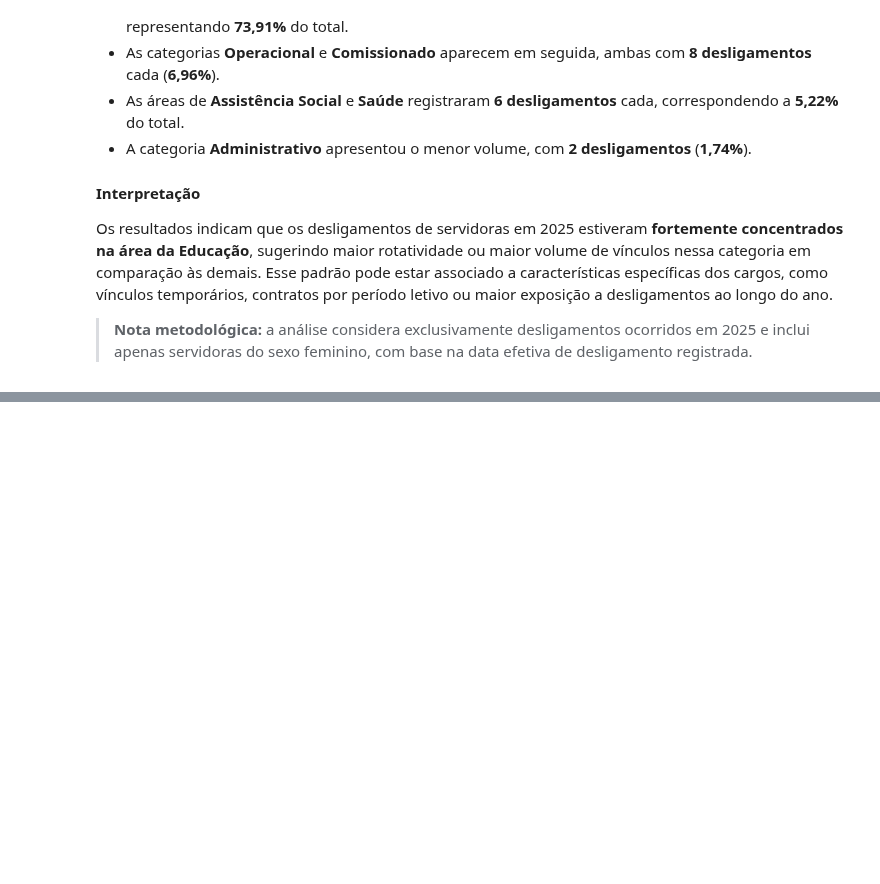
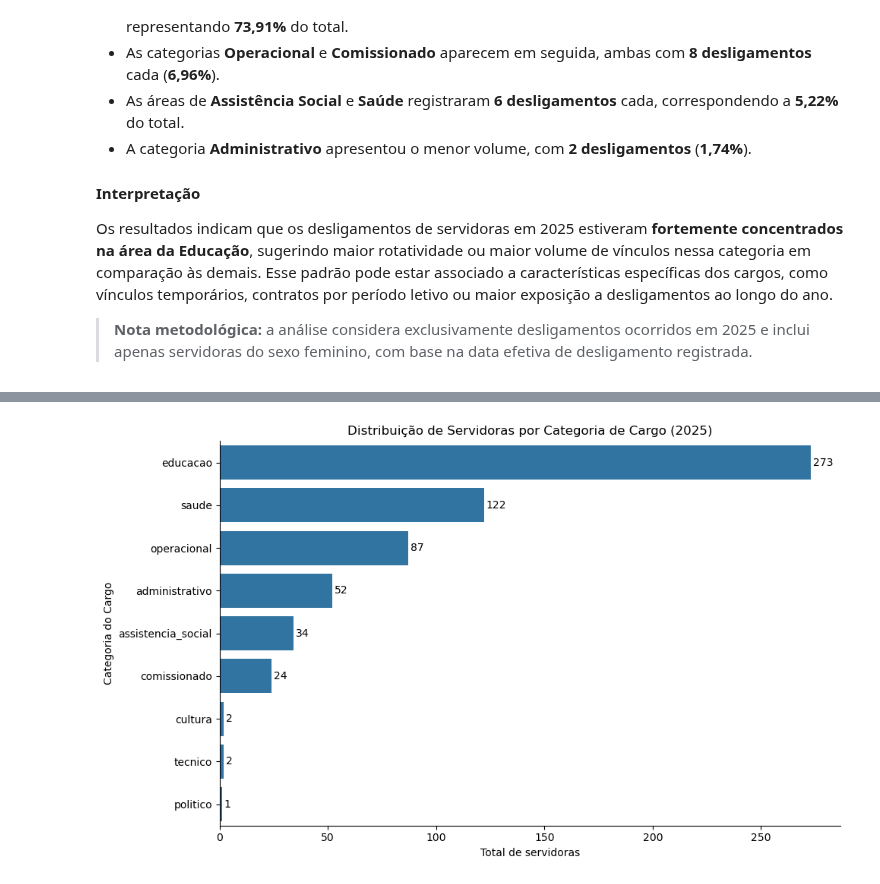
Before and after one commit to oguidenardi/folha_pagamento_santa_rita_2025, a Jupyter notebook: notebooks/04_exploratory_data_analysis.ipynb, the cells around one changed output, grey strips where cells are left out. Drawn from its saved outputs; the diff is of its cells as text; code cells hidden in the pictures; blank space fills up the shorter version.

```diff
--- a/notebooks/04_exploratory_data_analysis.ipynb
+++ b/notebooks/04_exploratory_data_analysis.ipynb
@@ -387,7 +387,7 @@ for i, row in taxa_deslig_sexo.iterrows():
     ax.text(
         i,
         row["total_desligamentos"] / 2,
-        f'{row["percentual"]:.1f}%',
+        f'{row["taxa_desligamento_pct"]:.1f}%',
         ha="center",
         va="center",
         color="white",
@@ -512,0 +515,11 @@ Os resultados indicam que os desligamentos de servidoras em 2025 estiveram **for
+# %%
+df_fem = df_unico[df_unico["sexo"] == "F"]
+# %%
+fem_cat = (
+    df_fem.groupby("categoria_cargo")["id_servidor"]
+    .nunique()
+    .reset_index(name="total_feminino")
+    .sort_values("total_feminino", ascending=False)
+)
+
+fem_cat
@@ -512,0 +537,23 @@ Os resultados indicam que os desligamentos de servidoras em 2025 estiveram **for
+# %%
+plt.figure(figsize=(10,6))
+
+ax = sns.barplot(
+    data=fem_cat,
+    y="categoria_cargo",
+    x="total_feminino"
+)
+
+sns.despine()
+
+for i, v in enumerate(fem_cat["total_feminino"]):
+    ax.text(v + 1, i, f"{v}", va="center")
+
+
+plt.title("Distribuição de Servidoras por Categoria de Cargo (2025)")
+plt.xlabel("Total de servidoras")
+plt.ylabel("Categoria do Cargo")
+
+plt.tight_layout()
+plt.show()
+# %% [output]
+[figure, added]
```
Also changed, not shown: parts of 23 cells of this notebook.
